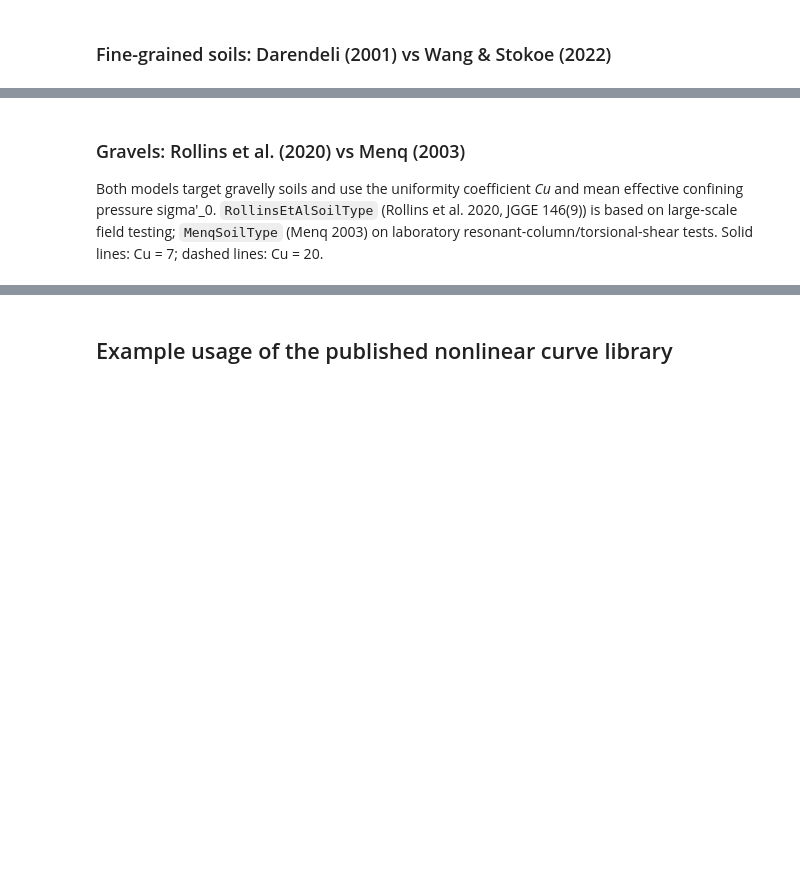
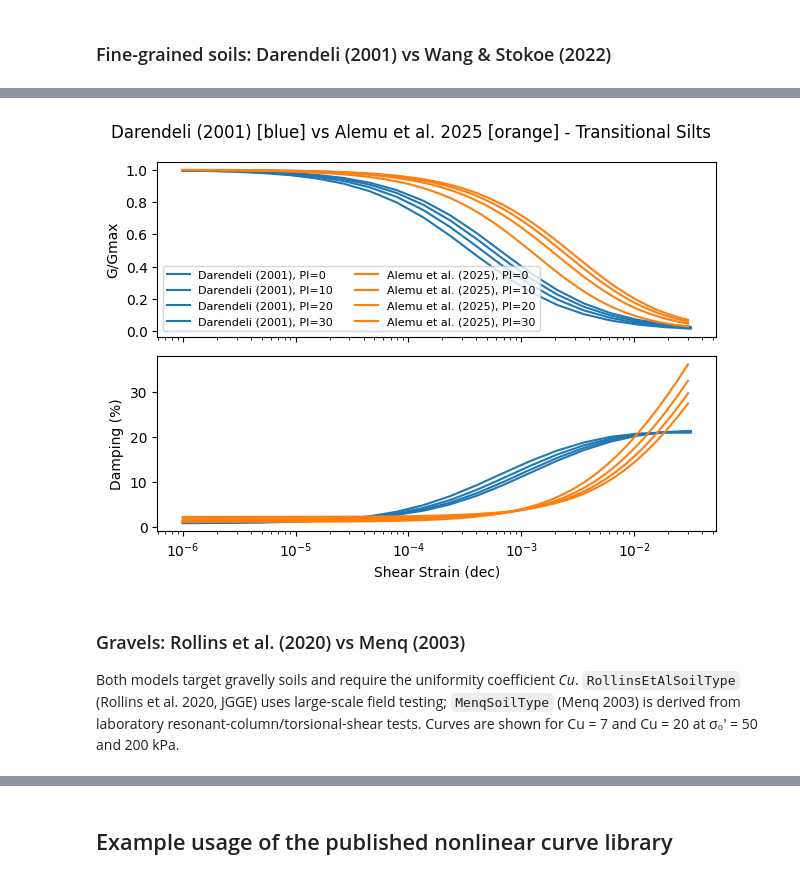
Before and after one commit to arkottke/pystrata, a Jupyter notebook: examples/example-15.ipynb, the cells around one changed output, grey strips where cells are left out. Saved outputs shown, nothing was run; the diff lists cells and outputs as text; code cells hidden in the pictures; blank space fills up the shorter version.

```diff
--- a/examples/example-15.ipynb
+++ b/examples/example-15.ipynb
@@ -121,6 +147,6 @@ The `TransitionalSiltsSoilType` model (Alemu et al. 2025) is valid for Pacific N
 # %%
 plas_index_silt = np.r_[0, 10, 20, 30]
-strains_silt = np.geomspace(1e-6, 0.03)
+strains = np.geomspace(1e-6, 0.03)
 
 darendelis_silt = [
     pystrata.site.DarendeliSoilType(unit_wt=18, plas_index=pi, ocr=1, stress_mean=100)
@@ -129,40 +155,42 @@ darendelis_silt = [
 
 alemu_silts = [
     pystrata.site.TransitionalSiltsSoilType(
-        unit_wt=18, plas_index=pi, ocr=1, stress_mean=100, fines_cont=0.9,
-        strains=strains_silt
+        unit_wt=18, plas_index=pi, ocr=1, stress_mean=100, fines_cont=0.9, strains=strains
     )
     for pi in plas_index_silt
 ]
 # %%
 fig, axes = plt.subplots(nrows=2, sharex=True, subplot_kw={"xscale": "log"})
 
 for color, models in [("C0", darendelis_silt), ("C1", alemu_silts)]:
     for pi, m in zip(plas_index_silt, models):
         label = m.name.split(" - ")[0] if "Alemu" in m.name else "Darendeli (2001)"
         label = f"{label}, PI={pi:.0f}"
 
         for ax, attr in zip(axes, ["mod_reduc", "damping"]):
             scale = 100 if attr == "damping" else 1
             ax.plot(
                 getattr(m, attr).strains,
                 getattr(m, attr).values * scale,
                 color=color,
                 label=label if ax is axes[0] else None,
             )
 
-axes[0].set_ylabel("G/G$_{max}$")
+axes[0].set_ylabel("G/Gmax")
 axes[1].set_ylabel("Damping (%)")
 axes[1].set_xlabel("Shear Strain (dec)")
 axes[0].legend(fontsize=8, ncols=2)
-fig.suptitle("Transitional silts: Darendeli (2001) [blue] vs Alemu et al. (2025) [orange]")
+fig.suptitle("Darendeli (2001) [blue] vs Alemu et al. 2025 [orange] - Transitional Silts")
 plt.tight_layout()
 plt.show(fig)
+# %% [output]
+[figure, added]
 # %% [markdown]
 ### Gravels: Rollins et al. (2020) vs Menq (2003)
 
-Both models target gravelly soils and use the uniformity coefficient *Cu* and mean effective confining pressure sigma'_0.
-`RollinsEtAlSoilType` (Rollins et al. 2020, JGGE 146(9)) is based on large-scale field testing; `MenqSoilType` (Menq 2003) on laboratory resonant-column/torsional-shear tests.
-Solid lines: Cu = 7; dashed lines: Cu = 20.
+Both models target gravelly soils and require the uniformity coefficient *Cu*.
+`RollinsEtAlSoilType` (Rollins et al. 2020, JGGE) uses large-scale field testing;
+`MenqSoilType` (Menq 2003) is derived from laboratory resonant-column/torsional-shear tests.
+Curves are shown for Cu = 7 and Cu = 20 at σ₀′ = 50 and 200 kPa.
 # %%
 cu_vals = [7, 20]
```
Also changed, not shown: parts of 16 cells of this notebook.
